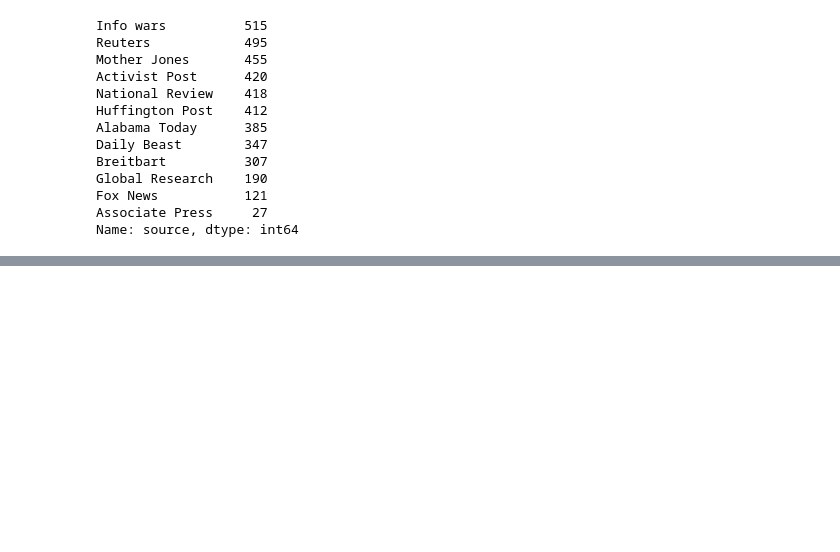
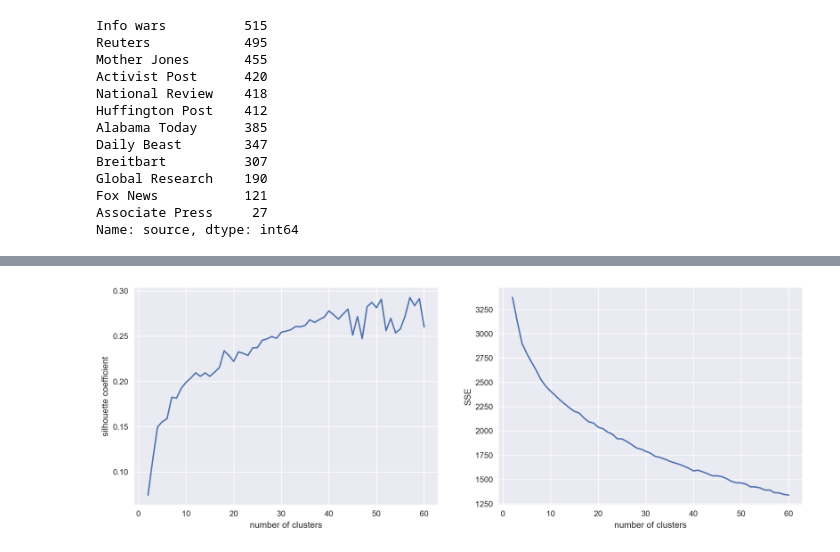
Before and after one commit to Zingo3245/Predicting_the_Source_of_News_Articles, a Jupyter notebook: Fit_LSA.ipynb, the cells around one changed output, grey strips where cells are left out. Cells and saved outputs as stored; diff of their text form; code cells hidden in the pictures; blank space fills up the shorter version.

```diff
--- a/Fit_LSA.ipynb
+++ b/Fit_LSA.ipynb
@@ -248,0 +436,9 @@ reference
+# %%
+only_nouns = pickle.load(open("pickle_files/only_nouns.pkl", "rb" ))
+# %%
+tfidf = TfidfVectorizer(ngram_range=(1, 4),
+                                   stop_words='english',
+                                   #token_pattern="\\b[a-z][a-z]+\\b",
+                                   lowercase=True,
+                                   max_df = 0.6)
+cor_tfidf = tfidf.fit_transform(only_nouns)
@@ -248,0 +447,4 @@ reference
+# %%
+lsa = TruncatedSVD(80, algorithm = 'arpack')
+corpus_lsa = lsa.fit_transform(cor_tfidf)
+corpus_lsa = Normalizer(copy=False).fit_transform(corpus_lsa)
@@ -248,0 +483,22 @@ reference
+# %%
+SSEs = []
+Sil_coefs = []
+for k in range(2,61):
+    km = KMeans(n_clusters=k, random_state=1)
+    km.fit(corpus_lsa)
+    labels = km.labels_
+    Sil_coefs.append(silhouette_score(corpus_lsa, labels, metric='euclidean'))
+    SSEs.append(km.inertia_)
+# %%
+fig, (ax1, ax2) = plt.subplots(1,2, figsize=(15,5), sharex=True, dpi=200)
+k_clusters = range(2,61)
+ax1.plot(k_clusters, Sil_coefs)
+ax1.set_xlabel('number of clusters')
+ax1.set_ylabel('silhouette coefficient')
+
+# plot here on ax2
+ax2.plot(k_clusters, SSEs)
+ax2.set_xlabel('number of clusters')
+ax2.set_ylabel('SSE');
+# %% [output]
+[figure, added]
```
Also changed, not shown: parts of 46 cells of this notebook, 2 other files.
